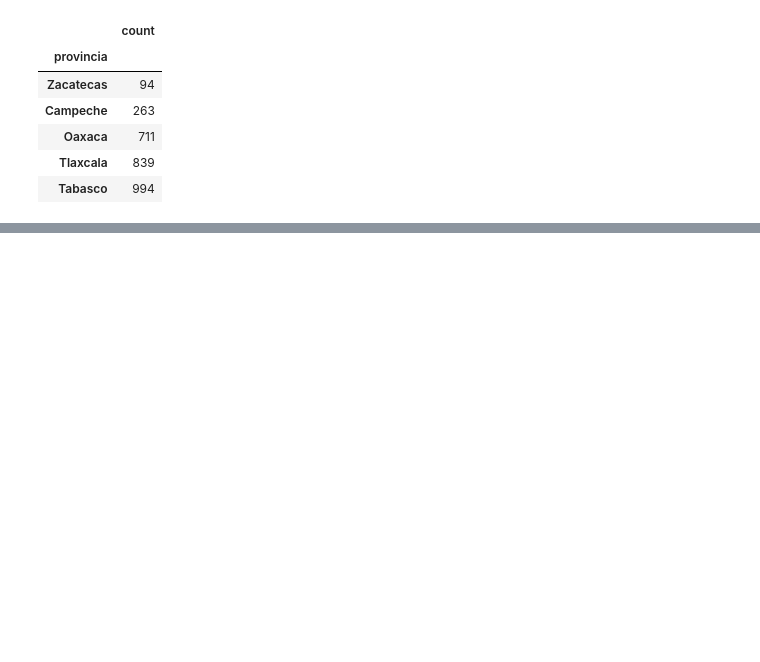
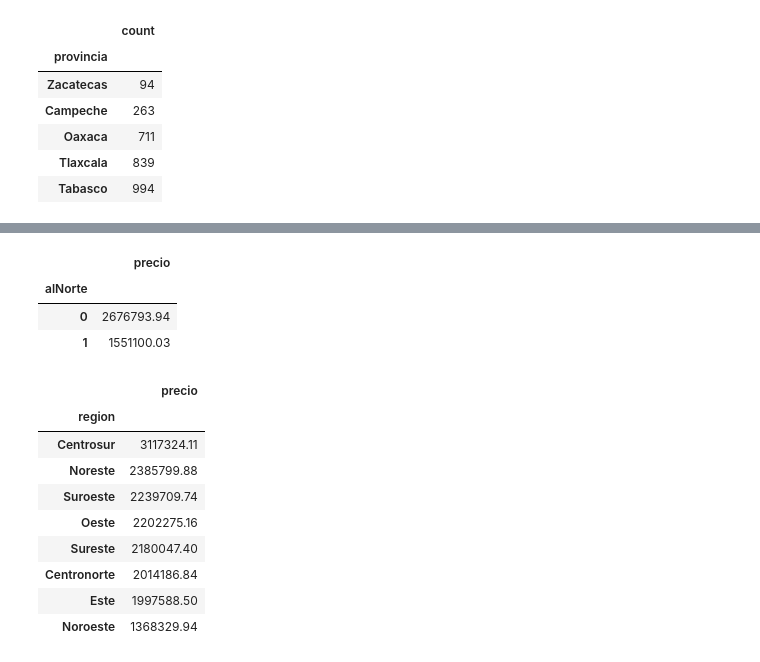
Before and after one commit to sebapenna/OrganizacionDeDatos, a Jupyter notebook: Analisis Ivo.ipynb, the cells around one changed output, grey strips where cells are left out. Cells and saved outputs as stored; diff of their text form; code cells hidden in the pictures; blank space fills up the shorter version.

```diff
--- a/Analisis Ivo.ipynb
+++ b/Analisis Ivo.ipynb
@@ -167,0 +304,9 @@ provincias.head()
+# %%
+Noroeste = ['Baja California Norte', 'Baja California Sur','Chihuahua', 'Durango', 'Sinaloa', 'Sonora']
+Noreste = ['Coahuila','Nuevo León', 'Tamaulipas']
+Oeste = ['Colima', 'Jalisco', 'Michoacán', 'Nayarit']
+Este = ['Hidalgo', 'Puebla', 'Tlaxcala', 'Veracruz']
+Centronorte = ['Aguascalientes', 'Guanajuato', 'Querétaro', 'San luis Potosí', 'Zacatecas']
+Centrosur = ['Edo. de México', 'Distrito Federal', 'Morelos']
+Suroeste = ['Chiapas', 'Guerrero', 'Oaxaca']
+Sureste = ['Campeche', 'Quintana Roo', 'Tabasco', 'Yucatán']
@@ -167,0 +315,7 @@ provincias.head()
+# %%
+df.groupby(['alNorte']).agg({'precio':'mean'})
+# %% [output]
+|  | precio |
+| alNorte |  |
+| 0 | 2676793.94 |
+| 1 | 1551100.03 |
@@ -167,0 +342,13 @@ provincias.head()
+# %%
+df.groupby(['region']).agg({'precio':'mean'}).sort_values('precio', ascending = False)
+# %% [output]
+|  | precio |
+| region |  |
+| Centrosur | 3117324.11 |
+| Noreste | 2385799.88 |
+| Suroeste | 2239709.74 |
+| Oeste | 2202275.16 |
+| Sureste | 2180047.40 |
+| Centronorte | 2014186.84 |
+| Este | 1997588.50 |
+| Noroeste | 1368329.94 |
```
Also changed, not shown: parts of 35 cells of this notebook, 2 other files.
